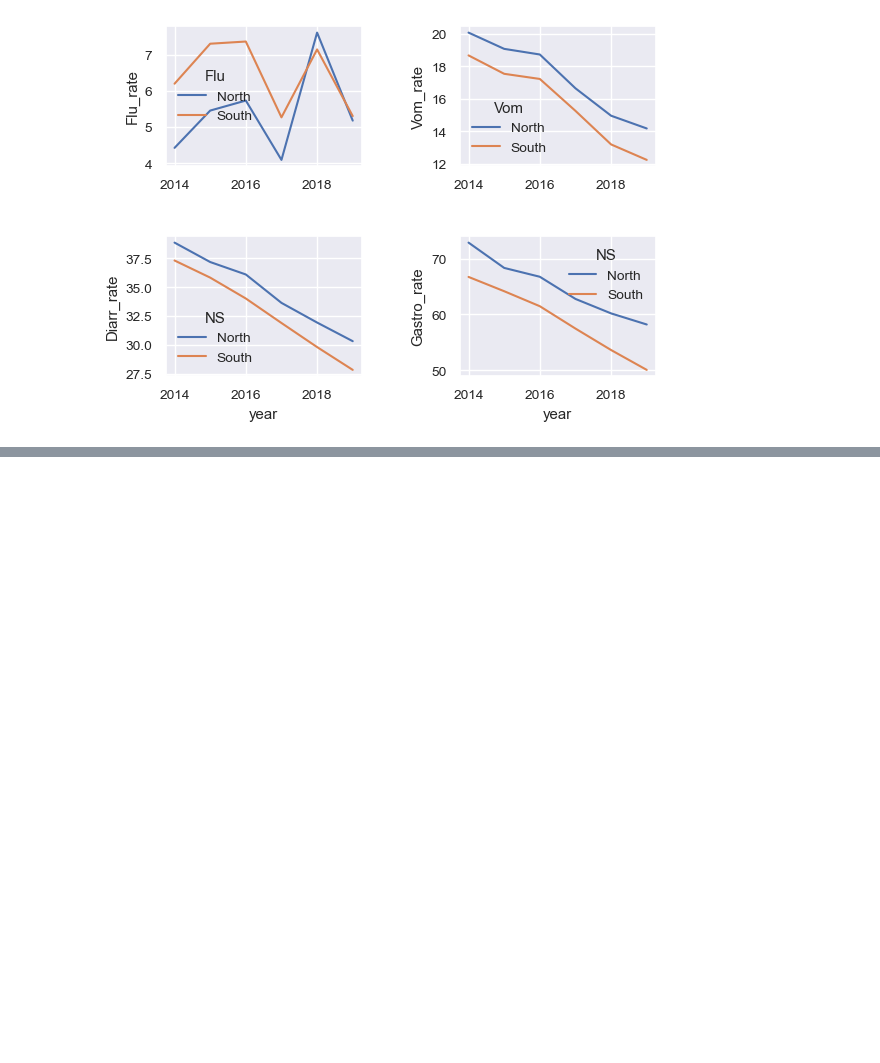
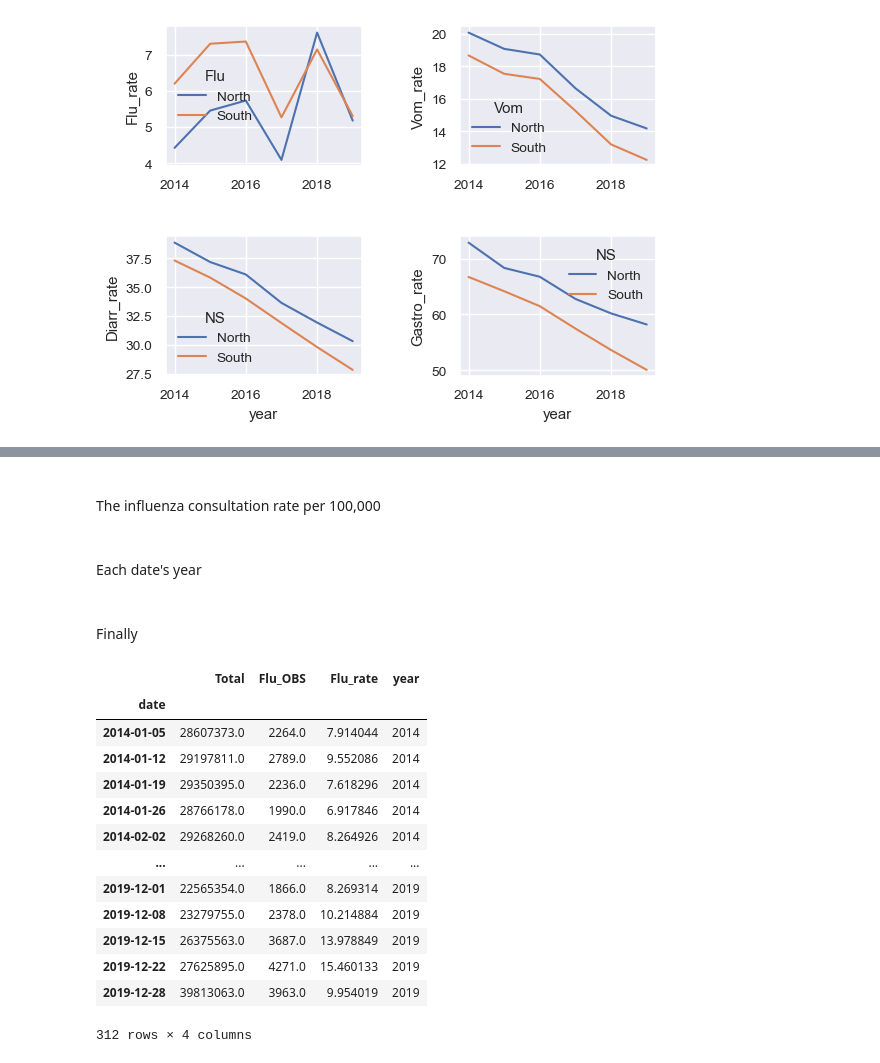
Before and after one commit to premodelling/practitioners, a Jupyter notebook: notebooks/practitioners.ipynb, the cells around one changed output, grey strips where cells are left out. Cells and saved outputs as stored; diff of their text form; code cells hidden in the pictures; blank space fills up the shorter version.

```diff
--- a/notebooks/practitioners.ipynb
+++ b/notebooks/practitioners.ipynb
@@ -378,0 +386,35 @@ sns.lineplot(x='year', y='Gastro_rate', hue='NS', data=aggNSTable, ax=axes[1, 1]
+# %%
+flu = inhours.groupby(by='date').agg(Total=('POP', sum), Flu_OBS=('Flu_OBS', sum))
+# %% [markdown]
+<br>
+
+The influenza consultation rate per 100,000
+# %%
+flu.loc[:, 'Flu_rate'] = 100000 * np.true_divide(flu.Flu_OBS, flu.Total)
+# %% [markdown]
+<br>
+
+Each date's year
+# %%
+flu.loc[:, 'year'] = flu.index.year.values
+# %% [markdown]
+<br>
+
+Finally
+# %%
+flu
+# %% [output]
+|  | Total | Flu_OBS | Flu_rate | year |
+| date |  |  |  |  |
+| 2014-01-05 | 28607373.0 | 2264.0 | 7.914044 | 2014 |
+| 2014-01-12 | 29197811.0 | 2789.0 | 9.552086 | 2014 |
+| 2014-01-19 | 29350395.0 | 2236.0 | 7.618296 | 2014 |
+| 2014-01-26 | 28766178.0 | 1990.0 | 6.917846 | 2014 |
+| 2014-02-02 | 29268260.0 | 2419.0 | 8.264926 | 2014 |
+| ... | ... | ... | ... | ... |
+| 2019-12-01 | 22565354.0 | 1866.0 | 8.269314 | 2019 |
+| 2019-12-08 | 23279755.0 | 2378.0 | 10.214884 | 2019 |
+| 2019-12-15 | 26375563.0 | 3687.0 | 13.978849 | 2019 |
+| 2019-12-22 | 27625895.0 | 4271.0 | 15.460133 | 2019 |
+| 2019-12-28 | 39813063.0 | 3963.0 | 9.954019 | 2019 |
+312 rows × 4 columns
```
Also changed, not shown: parts of 2 cells of this notebook.
